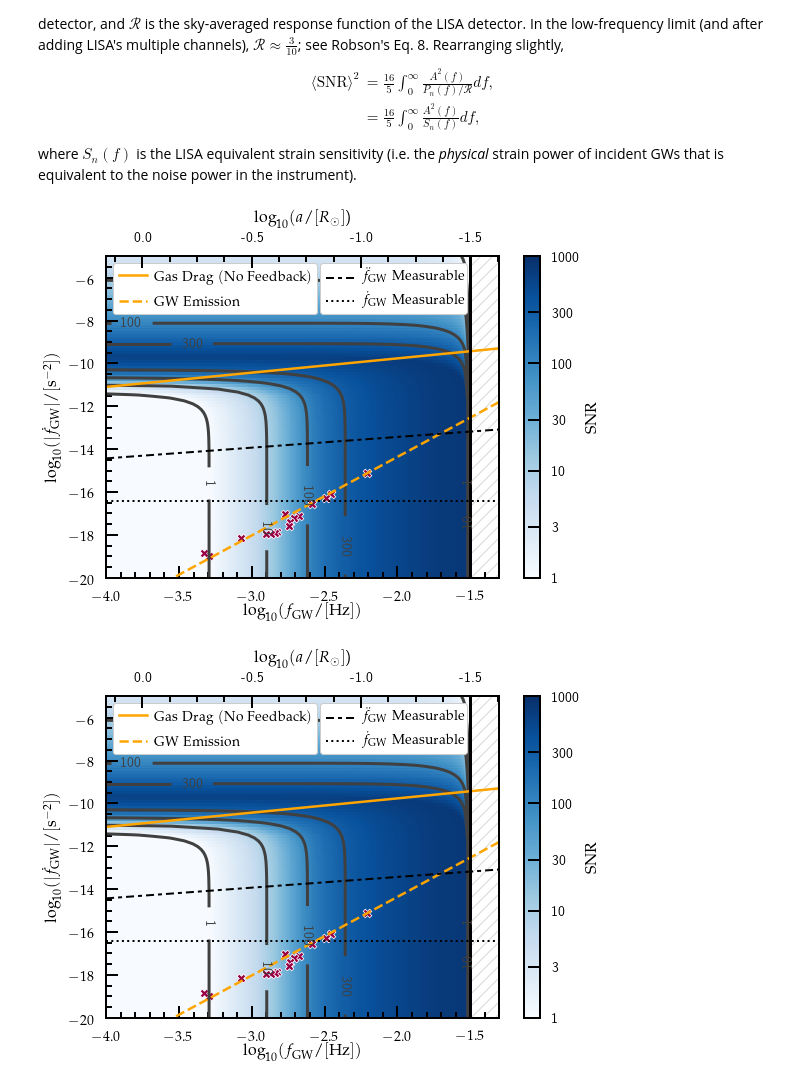
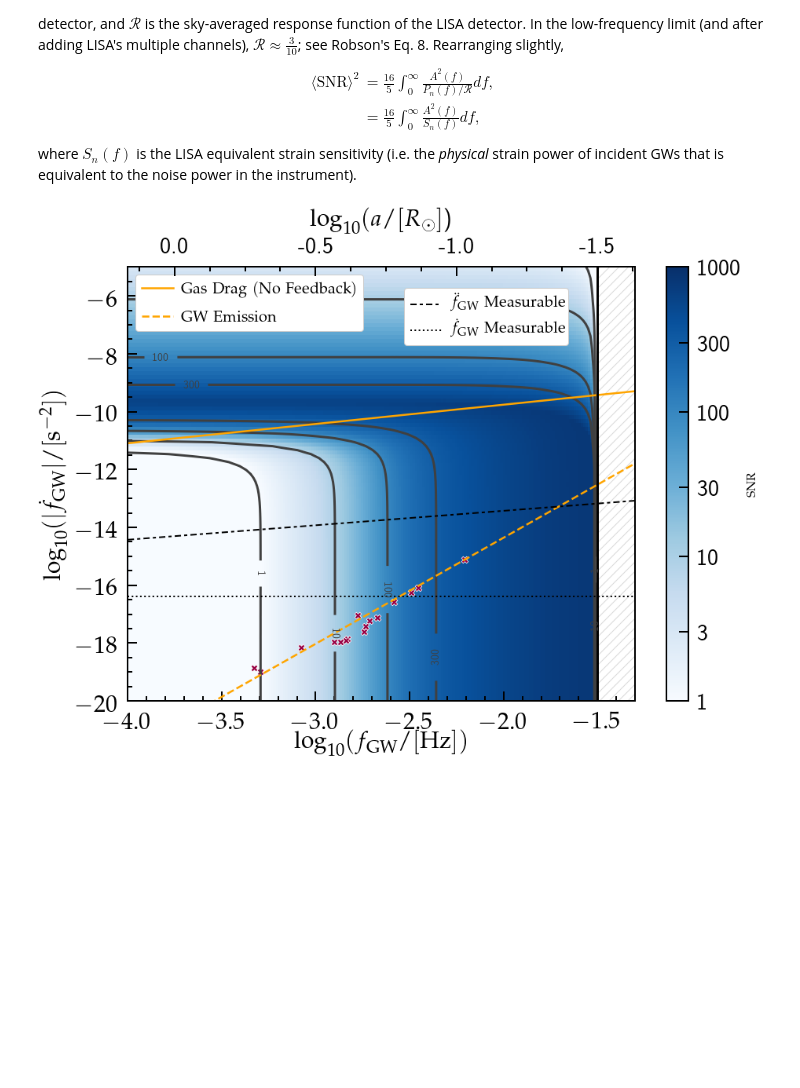
Before and after one commit to tcallister/LISA-and-CE-Evolution, a Jupyter notebook: SNR_grid.ipynb, the cells around one changed output. Cells and saved outputs as stored; diff of their text form; code cells hidden in the pictures; blank space fills up the shorter version.

```diff
--- a/SNR_grid.ipynb
+++ b/SNR_grid.ipynb
@@ -218,7 +218,7 @@ for i in range(f_gws.size):
         rhos[i,j] = snr_from_f_fdot(f_gws[i],fdot_gws[j],0.5,0.3)
 
 # Create colormap and label a few contours
-fig,ax = plt.subplots(figsize=(8,6))
+fig,ax = plt.subplots(figsize=(13,10))
 PS = ax.pcolormesh(np.log10(f_gws),np.log10(fdot_gws),np.log10(rhos).T,cmap='Blues',vmin=0,vmax=3,rasterized=True)
 CS = ax.contour(np.log10(f_gws),np.log10(fdot_gws),rhos.T,levels=[1,10,100,300],colors='#404040')
 
@@ -233,51 +233,50 @@ ax.plot(np.log10(xs),np.log10(ys),lw=2.5,color='orange',ls='--',label=r'$\mathrm
 
 # Misc plot formatting
 ax.clabel(CS, inline=1, fontsize=14, fmt="%.0f", inline_spacing=5)
-ax.set_xlabel(r'$\log_{10}(f_\mathrm{GW} / \mathrm{[Hz]})$',fontsize=16)
-ax.set_ylabel(r'$\log_{10}(|\dot f_\mathrm{GW}| / [\mathrm{s}^{-2}])$',fontsize=16)
-ax.tick_params(labelsize=14)
+ax.set_xlabel(r'$\log_{10}(f_\mathrm{GW} / \mathrm{[Hz]})$') #,fontsize=16)
+ax.set_ylabel(r'$\log_{10}(|\dot f_\mathrm{GW}| / [\mathrm{s}^{-2}])$') #,fontsize=16)
+# ax.tick_params(labelsize=14)
 ax.yaxis.tick_left()
 
 # Set up colorbar and overwrite log10(SNRs) with standard SNRs
 cb = fig.colorbar(PS)
 cb.set_label(label="$\mathrm{SNR}$",fontsize=16,labelpad=6)
-cb.ax.tick_params(labelsize=14)
+# cb.ax.tick_params(labelsize=14)
 cb.set_ticks(np.log10([1,3,10,30,100,300,1000]))
 cb.ax.tick_params(which = 'minor', length = 0)
 cb.set_ticklabels([1,3,10,30,100,300,1000])
 ax.set_ylim(-20,-5)
 ax.set_xlim(-4,-1.3)
 
 # Plot lines denoting min detectable fdots and fddots
 fdot_min = 1./(5.*year)**2.
 fddot_min = (2./(5.*year))/(5.*year)**2.
 fdot_at_minimum_fddot = np.sqrt((3./11.)*xs*fddot_min)
 ls1, = ax.plot(np.log10(xs),np.log10(fdot_at_minimum_fddot),color='black',dashes=(4,2,2,2),lw=2)
 ls2 = ax.axhline(y=np.log10(fdot_min),color='black',ls=':',lw=2)
 
 # Legends
-leg = plt.legend([ls1,ls2], ["$\ddot f_\mathrm{GW}\ \mathrm{Measurable}$", "$\dot f_\mathrm{GW}\  \mathrm{Measurable}$"], fontsize=14,
+leg = plt.legend([ls1,ls2], ["$\ddot f_\mathrm{GW}\ \mathrm{Measurable}$", "$\dot f_\mathrm{GW}\  \mathrm{Measurable}$"], fontsize=20,
                  frameon=True,framealpha=1,loc=(0.545,0.82), handletextpad=0.5)
 ax.add_artist(leg)
-plt.legend(loc='upper left',fontsize=14,frameon=True,framealpha=1,labelspacing=0.8, handletextpad=0.5)
+plt.legend(loc='upper left',fontsize=20,frameon=True,framealpha=1,labelspacing=0.8, handletextpad=0.5)
 
 # Construct secondary x-axis and get proper tick labels/positions
 semi_as = a_from_fGW_mass(f_gws,0.5,0.3)/Rsun
 ax2 = ax.twiny()
 ax2.set_xlim(ax.get_xlim())
-ax2.tick_params(labelsize=14)
+# ax2.tick_params(labelsize=14)
 logR_ticks = np.linspace(0,-1.5,4)
 logfGW_vals_at_R_ticks = np.log10(fGW_from_a_mass(10.**logR_ticks*Rsun,0.5,0.3))
 ax2.set_xticks(logfGW_vals_at_R_ticks)
 ax2.set_xticklabels(logR_ticks)
-ax2.set_xlabel(r'$\log_{10}(a / [R_\odot]$)',fontsize=16)
+ax2.set_xlabel(r'$\log_{10}(a / [R_\odot]$)')
 
 # Fill in the region to the right of logf = -1.5
 ax.axvline(x=-1.5,color='black')
 ax.fill_betweenx([-20,-5],-1.5,-1.3,hatch='//',facecolor='white',edgecolor='grey',alpha=0.3)
 
 plt.tight_layout()
-plt.savefig('snr_grid_no_edited.pdf',bbox_inches='tight')
+plt.savefig('snr_grid_edited.pdf', bbox_inches='tight')
 # %% [output]
-[figure, old version]
+[figure, new version]
-[figure, removed]
```
Also changed, not shown: 4 other files.
